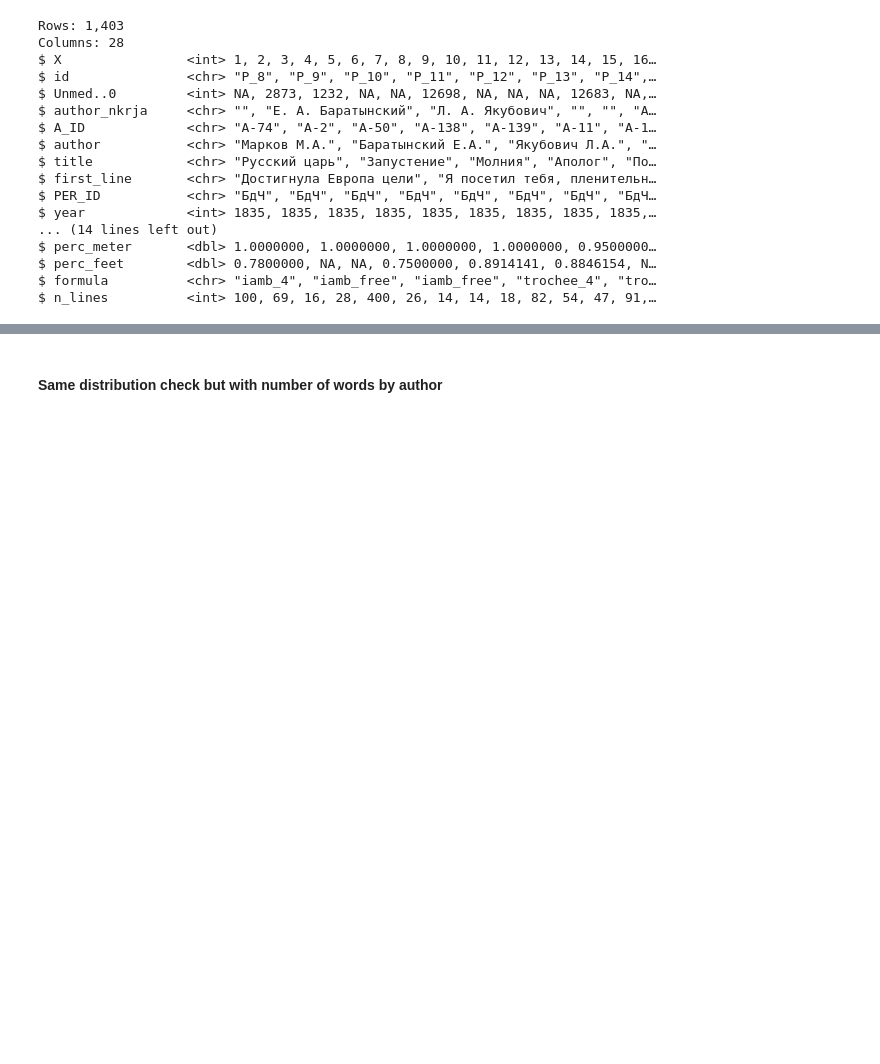
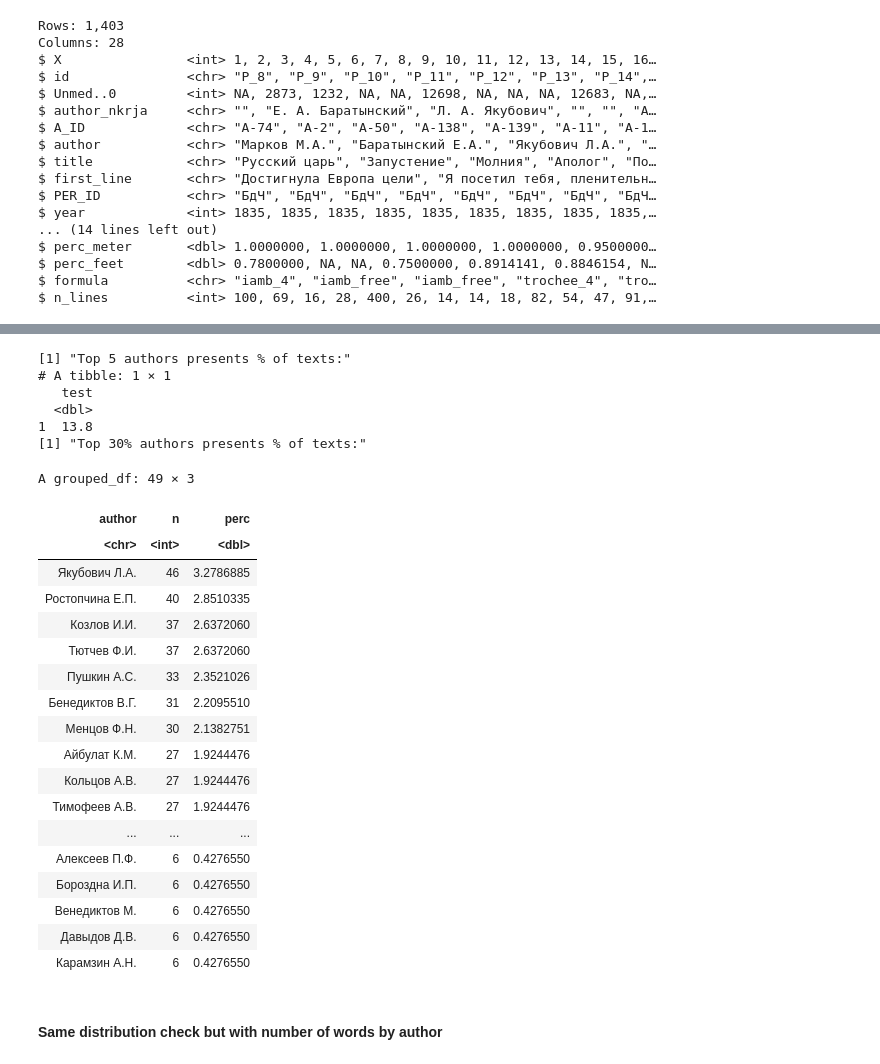
Before and after one commit to tonyamart/corpus35_pr, a Jupyter notebook: scr/01_chapter/01_1_nkrja_comparison.ipynb, the cells around one changed output, grey strips where cells are left out. Saved outputs shown, nothing was run; the diff lists cells and outputs as text; code cells hidden in the pictures; blank space fills up the shorter version.

```diff
--- a/scr/01_chapter/01_1_nkrja_comparison.ipynb
+++ b/scr/01_chapter/01_1_nkrja_comparison.ipynb
@@ -532,3 +569,51 @@ ggsave(file = "plots/00_author_rankings.png", plot = last_plot(),
+# %%
+print("Top 5 authors presents % of texts:")
+per %>%
+        filter(author != "NA") %>%
+        group_by(author) %>%
+        count(sort = T) %>%
+        mutate(perc = n / nrow(per) * 100) %>%
+        head(5) %>%
+        ungroup() %>%
+        summarise(test = sum(perc)) %>%
+        print()
+
+print("Top 30% authors presents % of texts:")
+per %>%
+        filter(author != "NA") %>%
+        group_by(author) %>%
+        count(sort = T) %>%
+        mutate(perc = n / nrow(per) * 100) %>%
+        head(round(n_unique_author_per*0.3)) #%>%
+        #ungroup() %>%
+        #summarise(test = sum(perc)) %>%
+        #print()
+# %% [output]
+[1] "Top 5 authors presents % of texts:"
+# A tibble: 1 × 1
+   test
+  <dbl>
+1  13.8
+[1] "Top 30% authors presents % of texts:"
+A grouped_df: 49 × 3
+| author | n | perc |
+| <chr> | <int> | <dbl> |
+| Якубович Л.А. | 46 | 3.2786885 |
+| Ростопчина Е.П. | 40 | 2.8510335 |
+| Козлов И.И. | 37 | 2.6372060 |
+| Тютчев Ф.И. | 37 | 2.6372060 |
+| Пушкин А.С. | 33 | 2.3521026 |
+| Бенедиктов В.Г. | 31 | 2.2095510 |
+| Менцов Ф.Н. | 30 | 2.1382751 |
+| Айбулат К.М. | 27 | 1.9244476 |
+| Кольцов А.В. | 27 | 1.9244476 |
+| Тимофеев А.В. | 27 | 1.9244476 |
+| ... | ... | ... |
+| Алексеев П.Ф. | 6 | 0.4276550 |
+| Бороздна И.П. | 6 | 0.4276550 |
+| Венедиктов М. | 6 | 0.4276550 |
+| Давыдов Д.В. | 6 | 0.4276550 |
+| Карамзин А.Н. | 6 | 0.4276550 |
 # %% [markdown]
 #### Same distribution check but with number of words by author
 # %%
```
Also changed, not shown: parts of 16 cells of this notebook, 8 other files.
